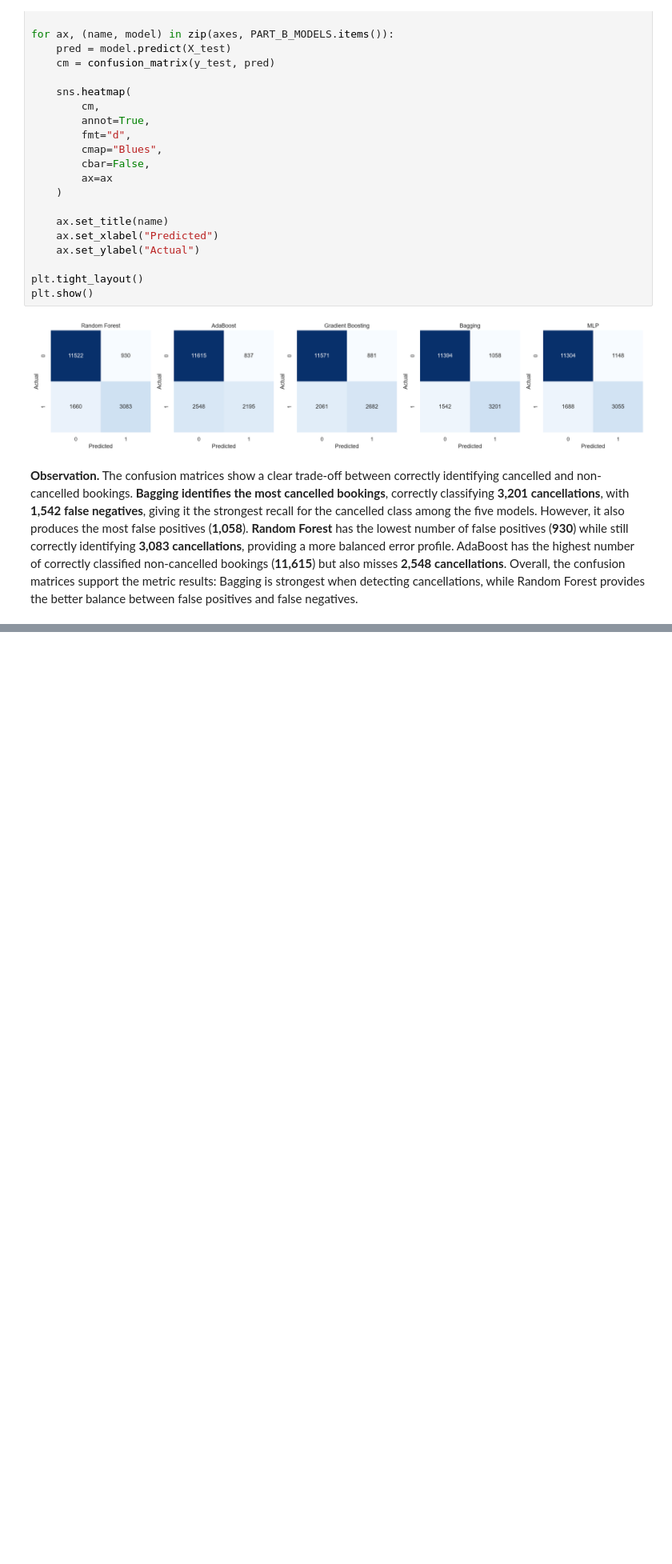
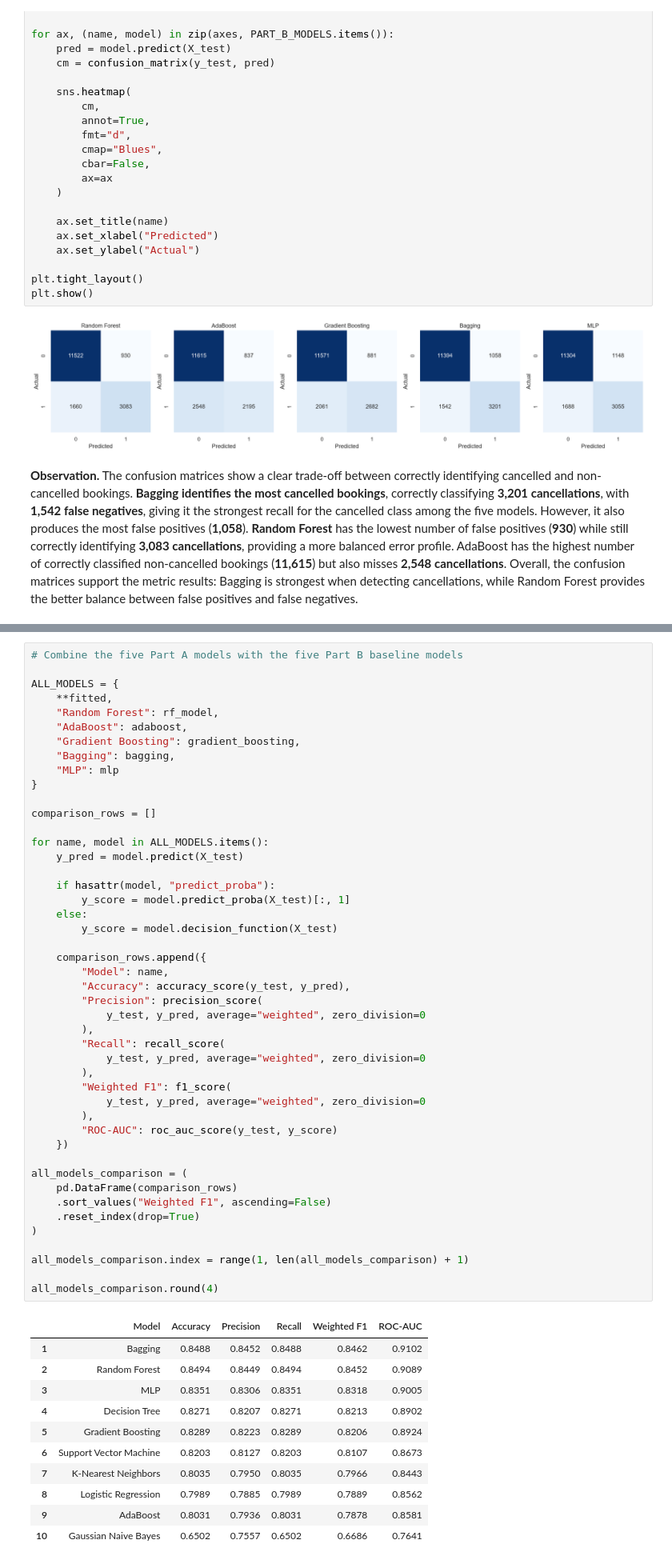
Before and after one commit to AnanyaBottu/ml-capstone, a Jupyter notebook: notebooks/classification.ipynb, the cells around one changed output, grey strips where cells are left out. Shown at 80% size. Saved outputs shown, nothing was run; the diff lists cells and outputs as text; blank space fills up the shorter version.

```diff
--- a/notebooks/classification.ipynb
+++ b/notebooks/classification.ipynb
@@ -1133,0 +1392,58 @@ plt.show()
+# %%
+# Combine the five Part A models with the five Part B baseline models
+
+ALL_MODELS = {
+    **fitted,
+    "Random Forest": rf_model,
+    "AdaBoost": adaboost,
+    "Gradient Boosting": gradient_boosting,
+    "Bagging": bagging,
+    "MLP": mlp
+}
+
+comparison_rows = []
+
+for name, model in ALL_MODELS.items():
+    y_pred = model.predict(X_test)
+
+    if hasattr(model, "predict_proba"):
+        y_score = model.predict_proba(X_test)[:, 1]
+    else:
+        y_score = model.decision_function(X_test)
+
+    comparison_rows.append({
+        "Model": name,
+        "Accuracy": accuracy_score(y_test, y_pred),
+        "Precision": precision_score(
+            y_test, y_pred, average="weighted", zero_division=0
+        ),
+        "Recall": recall_score(
+            y_test, y_pred, average="weighted", zero_division=0
+        ),
+        "Weighted F1": f1_score(
+            y_test, y_pred, average="weighted", zero_division=0
+        ),
+        "ROC-AUC": roc_auc_score(y_test, y_score)
+    })
+
+all_models_comparison = (
+    pd.DataFrame(comparison_rows)
+    .sort_values("Weighted F1", ascending=False)
+    .reset_index(drop=True)
+)
+
+all_models_comparison.index = range(1, len(all_models_comparison) + 1)
+
+all_models_comparison.round(4)
+# %% [output]
+|  | Model | Accuracy | Precision | Recall | Weighted F1 | ROC-AUC |
+| 1 | Bagging | 0.8488 | 0.8452 | 0.8488 | 0.8462 | 0.9102 |
+| 2 | Random Forest | 0.8494 | 0.8449 | 0.8494 | 0.8452 | 0.9089 |
+| 3 | MLP | 0.8351 | 0.8306 | 0.8351 | 0.8318 | 0.9005 |
+| 4 | Decision Tree | 0.8271 | 0.8207 | 0.8271 | 0.8213 | 0.8902 |
+| 5 | Gradient Boosting | 0.8289 | 0.8223 | 0.8289 | 0.8206 | 0.8924 |
+| 6 | Support Vector Machine | 0.8203 | 0.8127 | 0.8203 | 0.8107 | 0.8673 |
+| 7 | K-Nearest Neighbors | 0.8035 | 0.7950 | 0.8035 | 0.7966 | 0.8443 |
+| 8 | Logistic Regression | 0.7989 | 0.7885 | 0.7989 | 0.7889 | 0.8562 |
+| 9 | AdaBoost | 0.8031 | 0.7936 | 0.8031 | 0.7878 | 0.8581 |
+| 10 | Gaussian Naive Bayes | 0.6502 | 0.7557 | 0.6502 | 0.6686 | 0.7641 |
```
Also changed, not shown: parts of 26 cells of this notebook.
